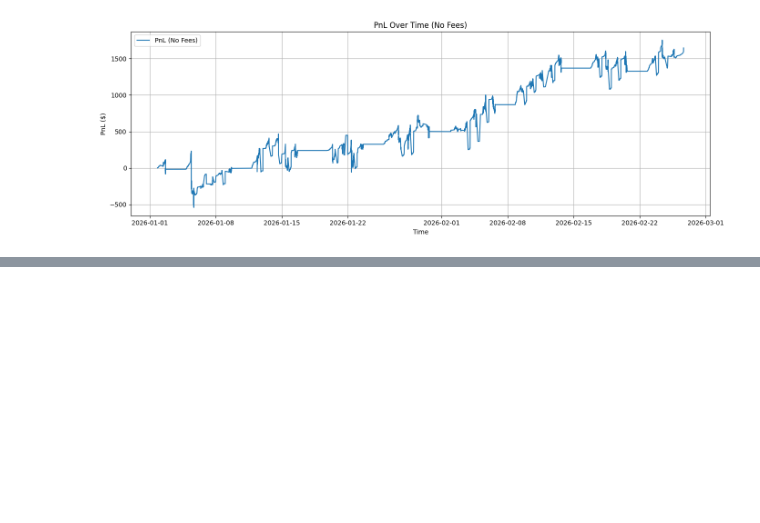
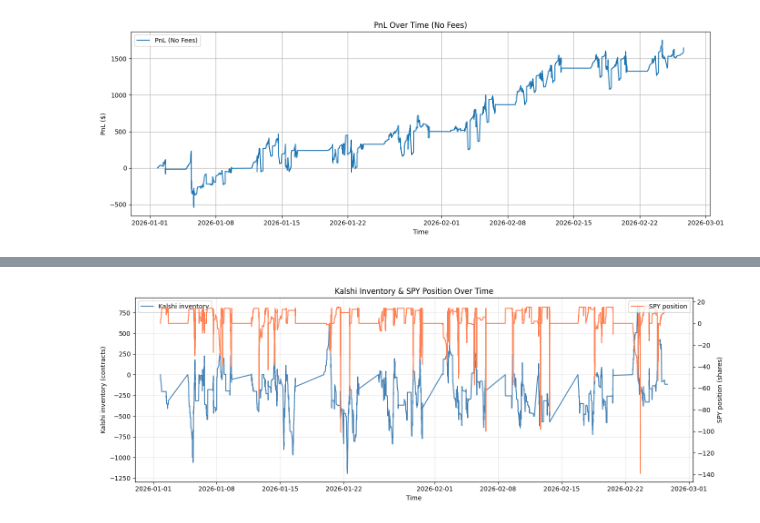
Before and after one commit to chris-mulligan-50/FINM-33150-Quantitative-Trading-Strategies-Final-Project-Kalshi-Market-Making-, a Jupyter notebook: submission.ipynb, the cells around one changed output, grey strips where cells are left out. Cells and saved outputs as stored; diff of their text form; code cells hidden in the pictures; blank space fills up the shorter version.

```diff
--- a/submission.ipynb
+++ b/submission.ipynb
@@ -780,0 +848,17 @@ plt.show()
+# %%
+# Kalshi Inventory / SPY Position over time
+fig, ax1 = plt.subplots(figsize=(14, 5))
+ax1.plot(ts_pd, df_ts["total_kalshi_inventory"].to_numpy(), color="steelblue", label="Kalshi inventory")
+ax1.set_ylabel("Kalshi inventory (contracts)")
+ax1.set_xlabel("Time")
+ax1.legend(loc="upper left")
+ax1.grid(True, alpha=0.3)
+ax2 = ax1.twinx()
+ax2.plot(ts_pd, df_ts["pos_spy"].to_numpy(), color="coral", label="SPY position")
+ax2.set_ylabel("SPY position (shares)")
+ax2.legend(loc="upper right")
+plt.title("Kalshi Inventory & SPY Position Over Time")
+plt.tight_layout()
+plt.show()
+# %% [output]
+[figure, added]
```
Also changed, not shown: parts of 15 cells of this notebook.
